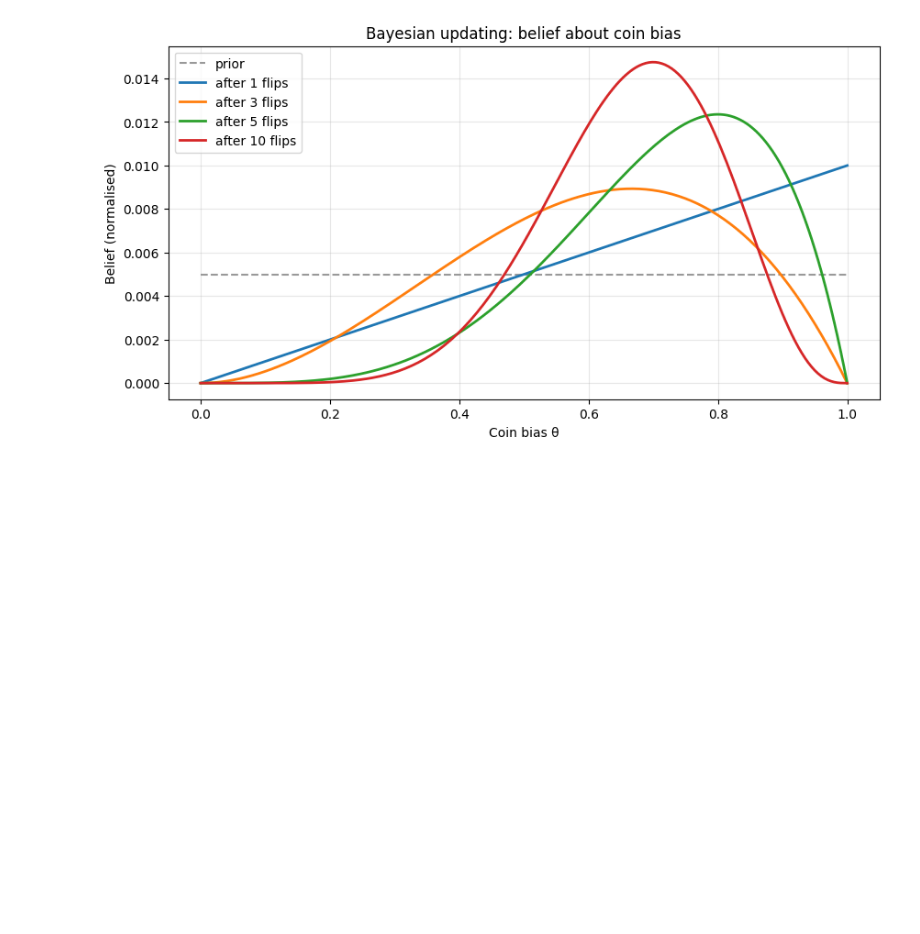
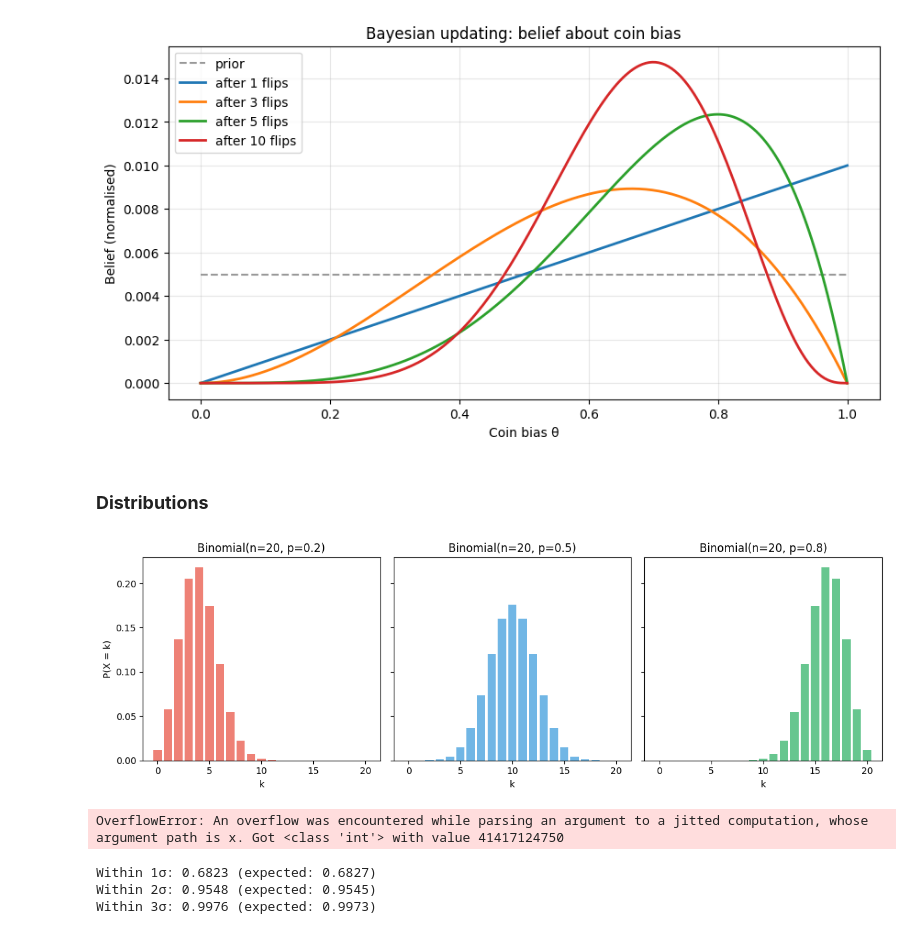
Before and after one commit to kahrees/the-compendium, a Jupyter notebook: Probability.ipynb, the cells around one changed output. Saved outputs shown, nothing was run; the diff lists cells and outputs as text; code cells hidden in the pictures; blank space fills up the shorter version.

```diff
--- a/Probability.ipynb
+++ b/Probability.ipynb
@@ -195,3 +195,54 @@ plt.grid(alpha=0.3)
 plt.show()
 # %% [output]
 [figure]
+# %% [markdown]
+### **Distributions**
+# %%
+from math import comb
+
+n = 20
+ks = jnp.arange(0, n + 1)
+
+fig, axes = plt.subplots(1, 3, figsize=(12, 4), sharey=True)
+for ax, p, color in zip(axes, [0.2, 0.5, 0.8], ["#e74c3c", "#3498db", "#27ae60"]):
+    pmf = jnp.array([comb(n, int(k)) * p**k * (1-p)**(n-k) for k in ks])
+    ax.bar(ks, pmf, color=color, alpha=0.7)
+    ax.set_title(f"Binomial(n={n}, p={p})")
+    ax.set_xlabel("k")
+axes[0].set_ylabel("P(X = k)")
+plt.tight_layout()
+plt.show()
+# %% [output]
+[figure, added]
+# %%
+from math import comb, factorial, exp
+
+n, p = 1000, 0.003
+lam = n * p
+ks = jnp.arange(0, 15)
+
+binom_pmf = jnp.array([comb(n, int(k)) * p**k * (1-p)**(n-k) for k in ks])
+poisson_pmf = jnp.array([lam**k * exp(-lam) / factorial(int(k)) for k in ks])
+
+plt.figure(figsize=(8, 4))
+plt.bar(ks - 0.15, binom_pmf, width=0.3, color="#3498db", alpha=0.7, label=f"Binomial({n},{p})")
+plt.bar(ks + 0.15, poisson_pmf, width=0.3, color="#e74c3c", alpha=0.7, label=f"Poisson({lam})")
+plt.xlabel("k")
+plt.ylabel("P(X = k)")
+plt.title("Poisson approximation to Binomial")
+plt.legend()
+plt.show()
+# %% [output]
+OverflowError: An overflow was encountered while parsing an argument to a jitted computation, whose argument path is x. Got <class 'int'> with value 41417124750
+# %%
+key = jax.random.PRNGKey(42)
+mu, sigma = 5.0, 2.0
+samples = mu + sigma * jax.random.normal(key, shape=(100_000,))
+
+for k in [1, 2, 3]:
+    within = jnp.abs(samples - mu) <= k * sigma
+    print(f"Within {k}σ: {within.mean():.4f} (expected: {[0.6827, 0.9545, 0.9973][k-1]:.4f})")
+# %% [output]
+Within 1σ: 0.6823 (expected: 0.6827)
+Within 2σ: 0.9548 (expected: 0.9545)
+Within 3σ: 0.9976 (expected: 0.9973)
```
Also changed, not shown: parts of 11 cells of this notebook.
